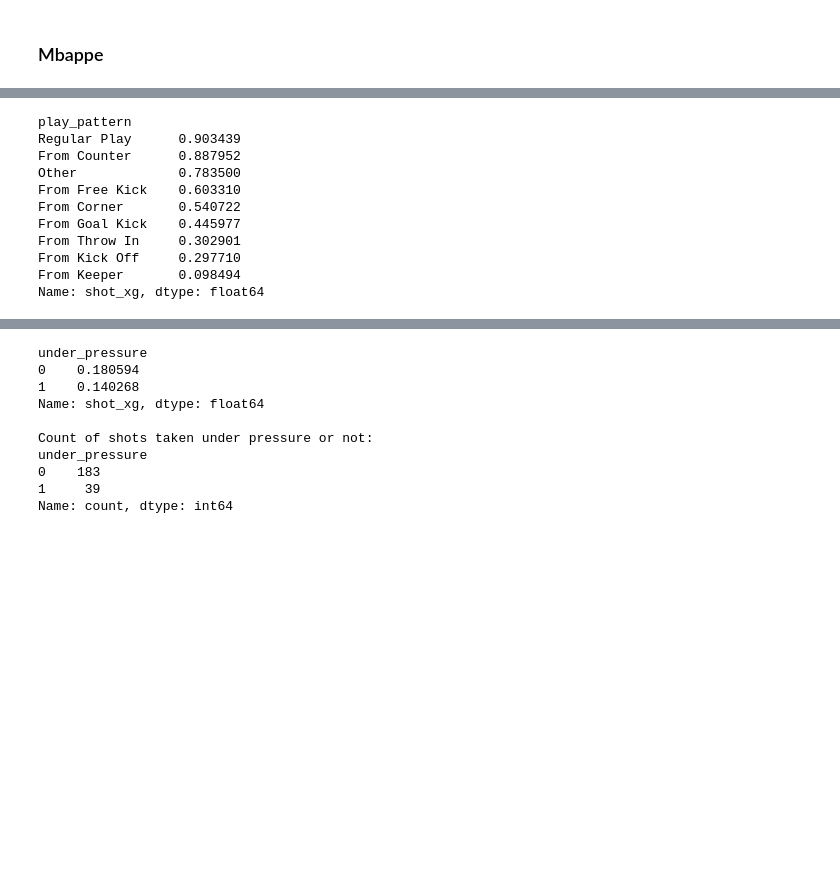
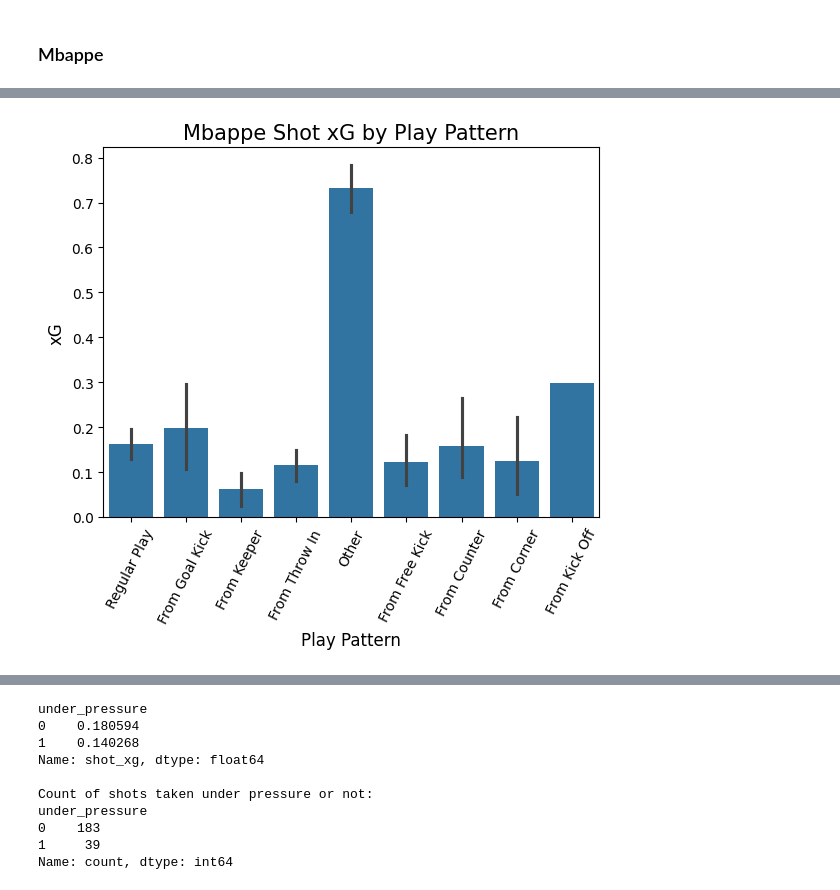
Before and after one commit to Clarkey33/Soccer-xG-Analytics-Model, a Jupyter notebook: notebooks/player_finishing_profile_data_prep.ipynb, the cells around one changed output, grey strips where cells are left out. Cells and saved outputs as stored; diff of their text form; code cells hidden in the pictures; blank space fills up the shorter version.

```diff
--- a/notebooks/player_finishing_profile_data_prep.ipynb
+++ b/notebooks/player_finishing_profile_data_prep.ipynb
@@ -975,18 +1027,14 @@ Name: shot_xg, dtype: float64
 # %%
 #3. What sequence of play results in player's best xG/goal?
 mbappe.groupby('play_pattern')['shot_xg'].max().sort_values(ascending=False)
+sns.barplot(data=mbappe, x='play_pattern', y='shot_xg')
+plt.title('Mbappe Shot xG by Play Pattern',fontsize=15)
+plt.ylabel('xG',fontsize=12)
+plt.xlabel('Play Pattern',fontsize=12)
+plt.xticks(rotation=63)
+plt.show()
 # %% [output]
-play_pattern
-Regular Play      0.903439
-From Counter      0.887952
-Other             0.783500
-From Free Kick    0.603310
-From Corner       0.540722
-From Goal Kick    0.445977
-From Throw In     0.302901
-From Kick Off     0.297710
-From Keeper       0.098494
-Name: shot_xg, dtype: float64
+[figure, added]
 # %%
 #4. Is player a composed finisher?
 mbappe.groupby('under_pressure')['shot_outcome'].value_counts()#.sort_values(ascending=False)
```
Also changed, not shown: parts of 19 cells of this notebook, 2 other files.
